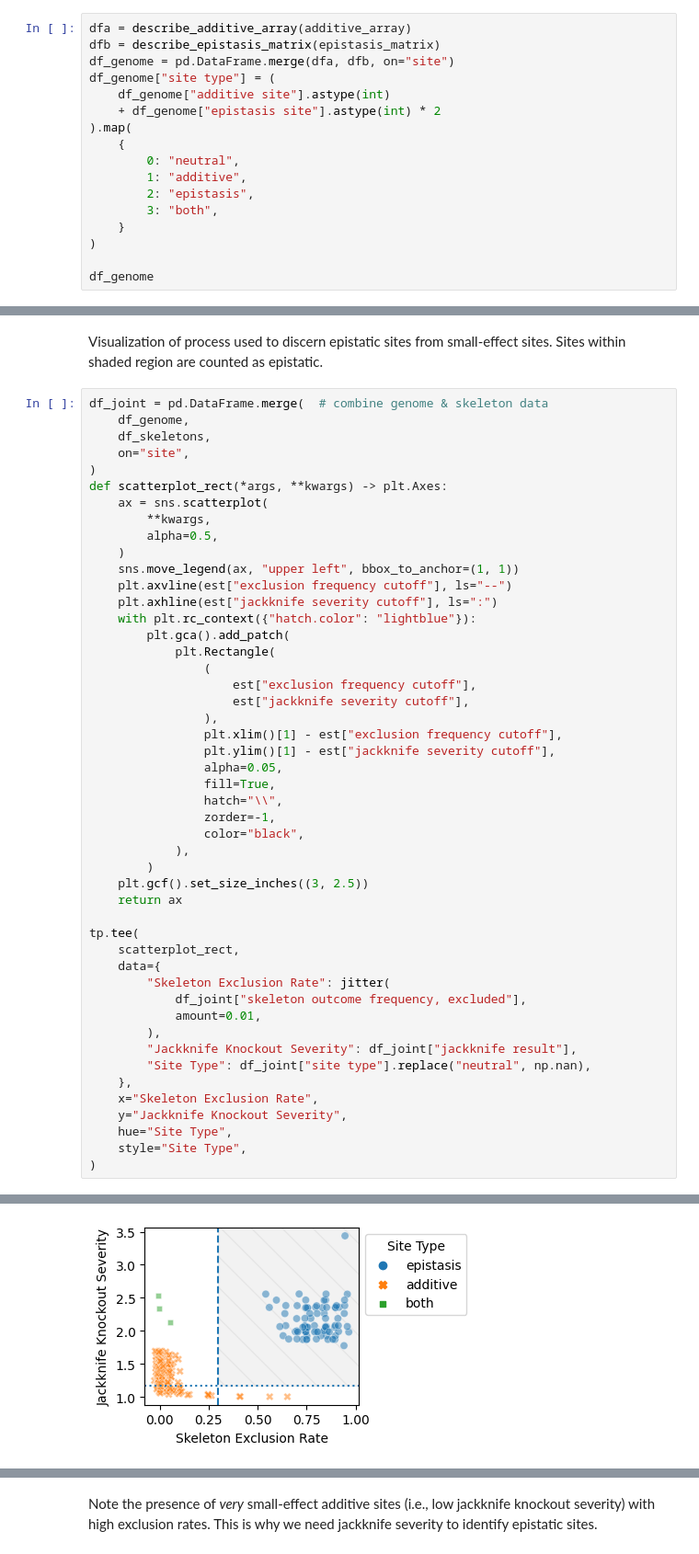
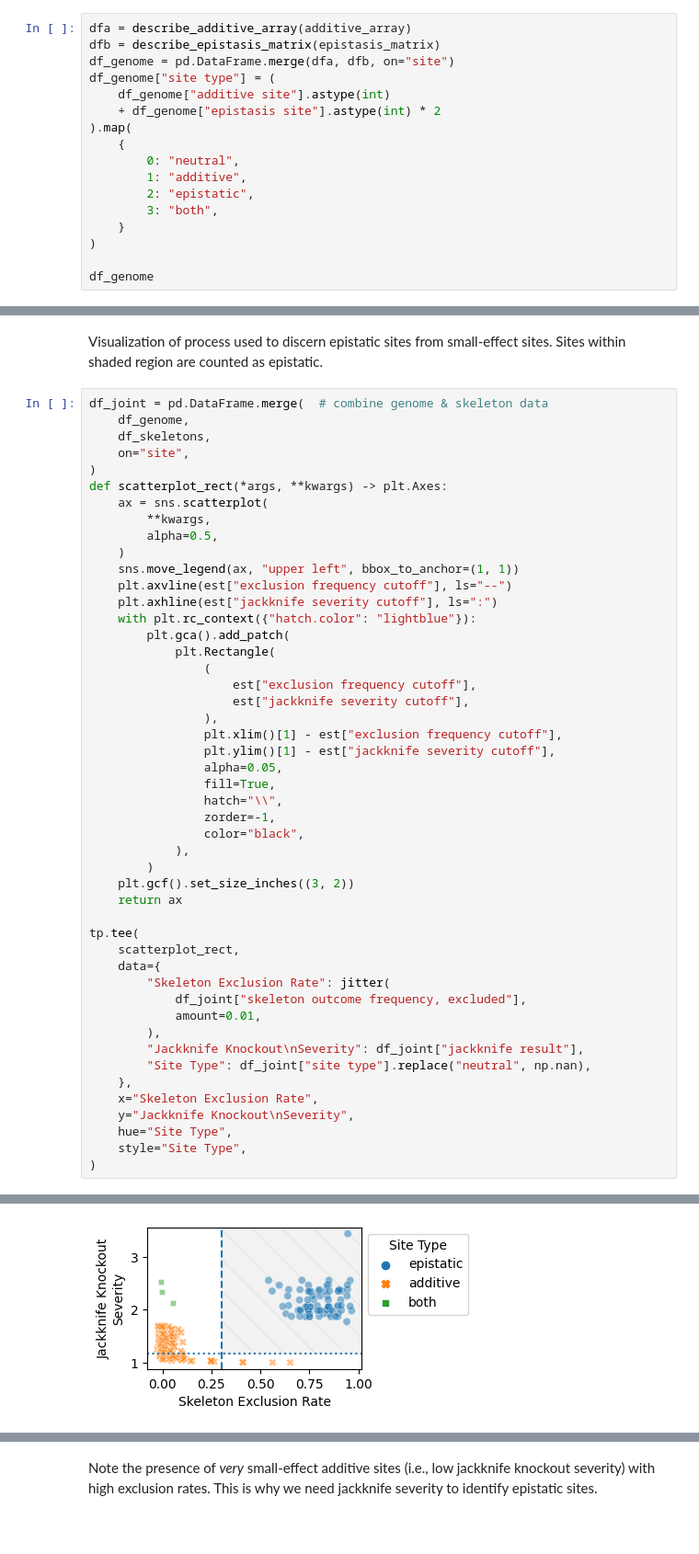
Before and after one commit to mmore500/cryptic-sequence-concept, a Jupyter notebook: explore_epistasis.ipynb, the cells around one changed output, grey strips where cells are left out. Shown: that part at 92% size. Drawn from its saved outputs; the diff is of its cells as text; blank space fills up the shorter version.

```diff
--- a/explore_epistasis.ipynb
+++ b/explore_epistasis.ipynb
@@ -84,7 +84,7 @@ df_genome["site type"] = (
     {
         0: "neutral",
         1: "additive",
-        2: "epistasis",
+        2: "epistatic",
         3: "both",
     }
 )
@@ -302,34 +302,34 @@ def scatterplot_rect(*args, **kwargs) -> plt.Axes:
                     est["exclusion frequency cutoff"],
                     est["jackknife severity cutoff"],
                 ),
                 plt.xlim()[1] - est["exclusion frequency cutoff"],
                 plt.ylim()[1] - est["jackknife severity cutoff"],
                 alpha=0.05,
                 fill=True,
                 hatch="\\",
                 zorder=-1,
                 color="black",
             ),
         )
-    plt.gcf().set_size_inches((3, 2.5))
+    plt.gcf().set_size_inches((3, 2))
     return ax
 
 tp.tee(
     scatterplot_rect,
     data={
         "Skeleton Exclusion Rate": jitter(
             df_joint["skeleton outcome frequency, excluded"],
             amount=0.01,
         ),
-        "Jackknife Knockout Severity": df_joint["jackknife result"],
+        "Jackknife Knockout\nSeverity": df_joint["jackknife result"],
         "Site Type": df_joint["site type"].replace("neutral", np.nan),
     },
     x="Skeleton Exclusion Rate",
-    y="Jackknife Knockout Severity",
+    y="Jackknife Knockout\nSeverity",
     hue="Site Type",
     style="Site Type",
 )
 # %% [output]
 teeplots/hue=site-type+style=site-type+viz=scatterplot-rect+x=skeleton-exclusion-rate+y=jackknife-knockout-severity+ext=.pdf
 teeplots/hue=site-type+style=site-type+viz=scatterplot-rect+x=skeleton-exclusion-rate+y=jackknife-knockout-severity+ext=.png
-[figure, old version]
+[figure, new version]
```
Also changed, not shown: parts of 5 cells of this notebook, 6 other files.
